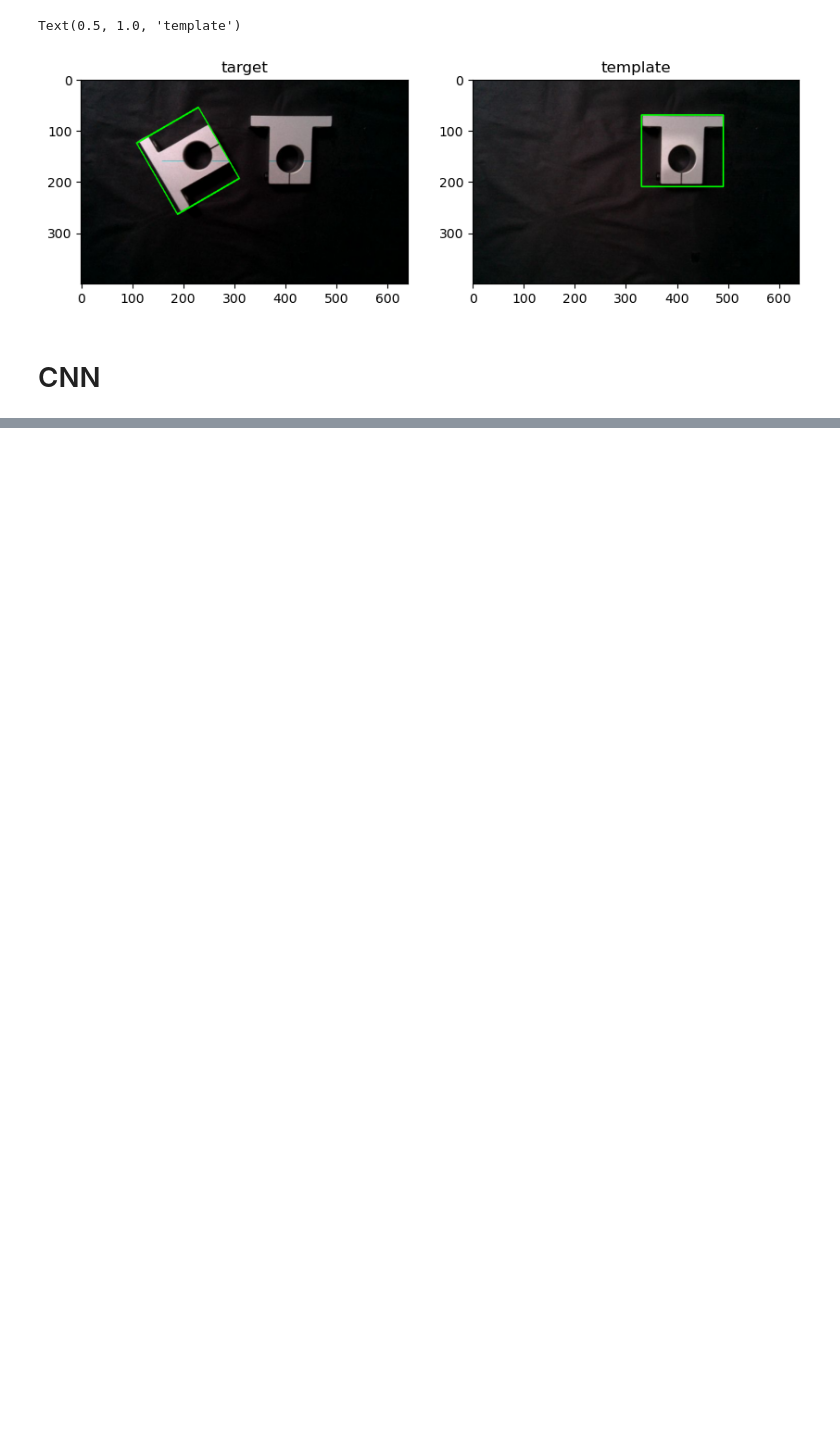
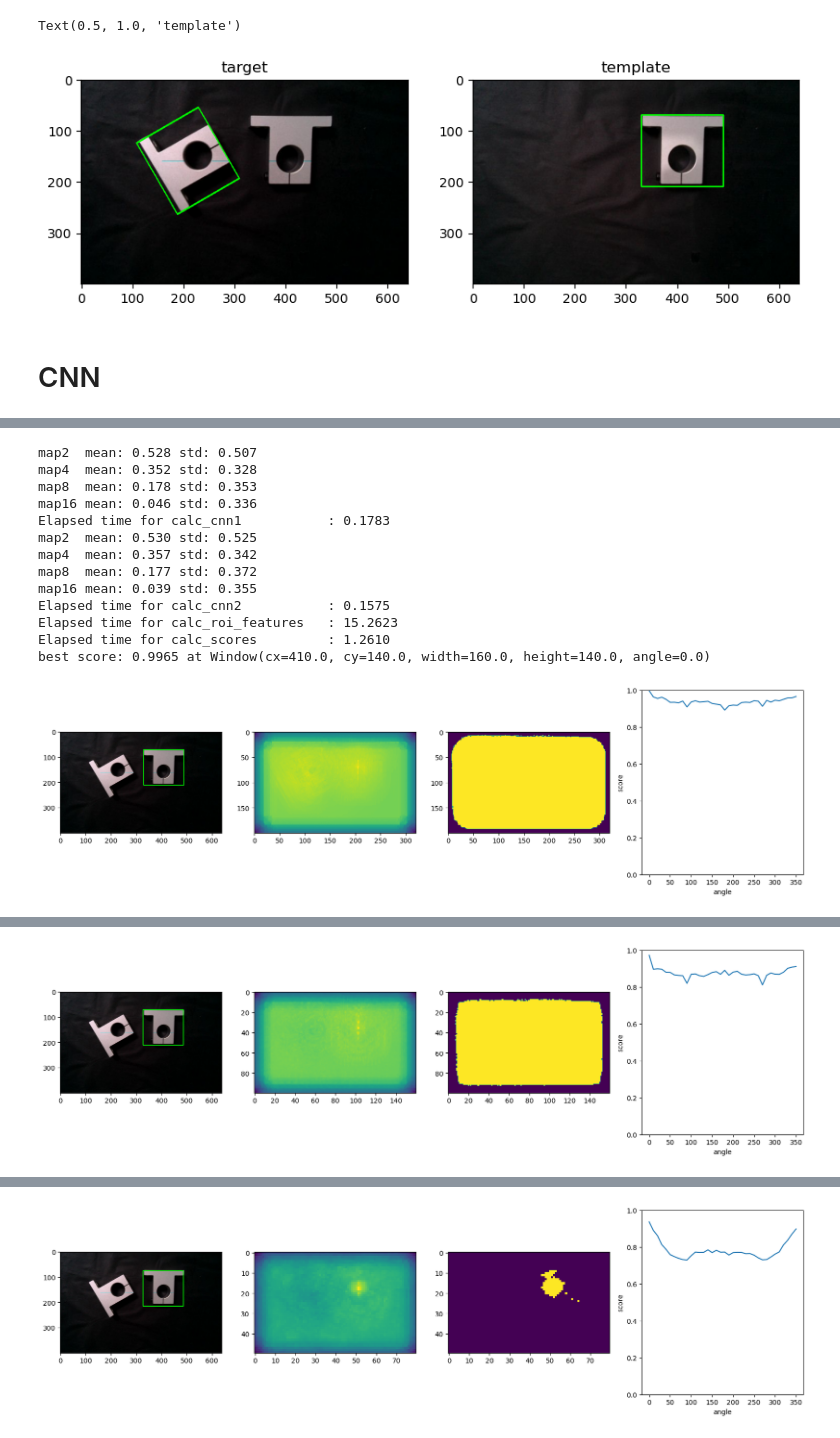
Before and after one commit to bamps53/template_matching, a Jupyter notebook: notebooks/test_naive_search.ipynb, the cells around one changed output, grey strips where cells are left out. Drawn from its saved outputs; the diff is of its cells as text; code cells hidden in the pictures; blank space fills up the shorter version.

```diff
--- a/notebooks/test_naive_search.ipynb
+++ b/notebooks/test_naive_search.ipynb
@@ -128,0 +158,21 @@ OutOfMemoryError: CUDA out of memory. Tried to allocate 2.47 GiB (GPU 0; 10.76 G
+# %%
+device='cpu'
+feature_extractor = ReCNN(device=device)
+roi_feature_extractor = RoIAlignFeatureExtractor(output_size=3, sampling_ratio=2, device=device)
+scorer = CosineSimilarityScorer()
+evaluate(feature_extractor, roi_feature_extractor, scorer, angle_step=10)
+# %% [output]
+map2  mean: 0.528 std: 0.507
+map4  mean: 0.352 std: 0.328
+map8  mean: 0.178 std: 0.353
+map16 mean: 0.046 std: 0.336
+Elapsed time for calc_cnn1           : 0.1783
+map2  mean: 0.530 std: 0.525
+map4  mean: 0.357 std: 0.342
+map8  mean: 0.177 std: 0.372
+map16 mean: 0.039 std: 0.355
+Elapsed time for calc_cnn2           : 0.1575
+Elapsed time for calc_roi_features   : 15.2623
+Elapsed time for calc_scores         : 1.2610
+best score: 0.9965 at Window(cx=410.0, cy=140.0, width=160.0, height=140.0, angle=0.0)
+[figure, added]
@@ -128,0 +182 @@ OutOfMemoryError: CUDA out of memory. Tried to allocate 2.47 GiB (GPU 0; 10.76 G
+[figure, added]
@@ -128,0 +186 @@ OutOfMemoryError: CUDA out of memory. Tried to allocate 2.47 GiB (GPU 0; 10.76 G
+[figure, added]
```
Also changed, not shown: parts of 5 cells of this notebook, 3 other files.
